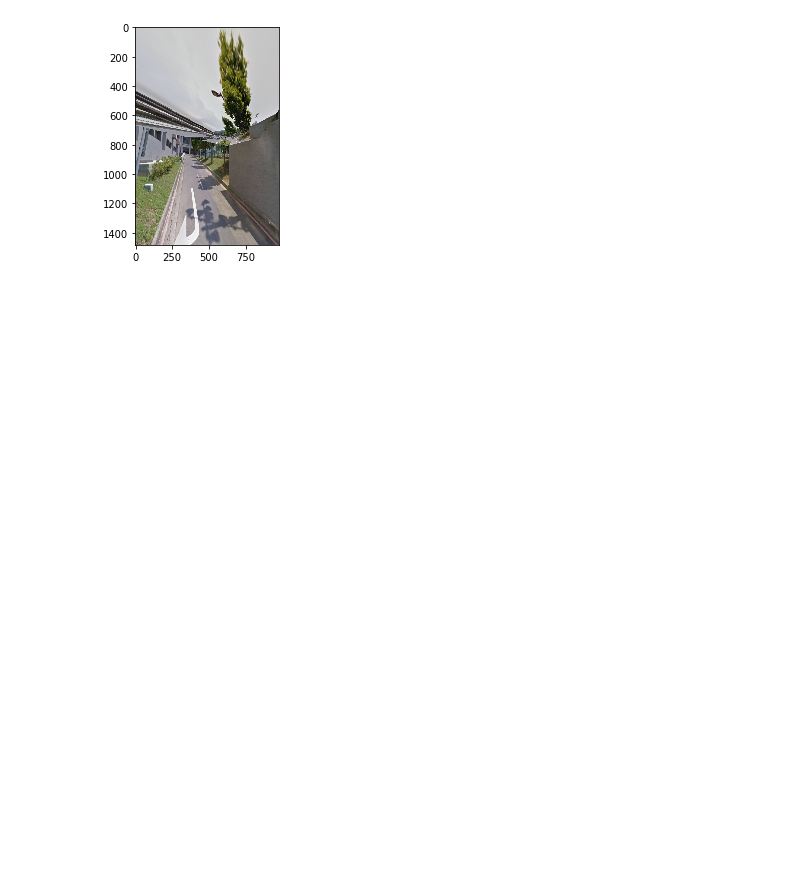
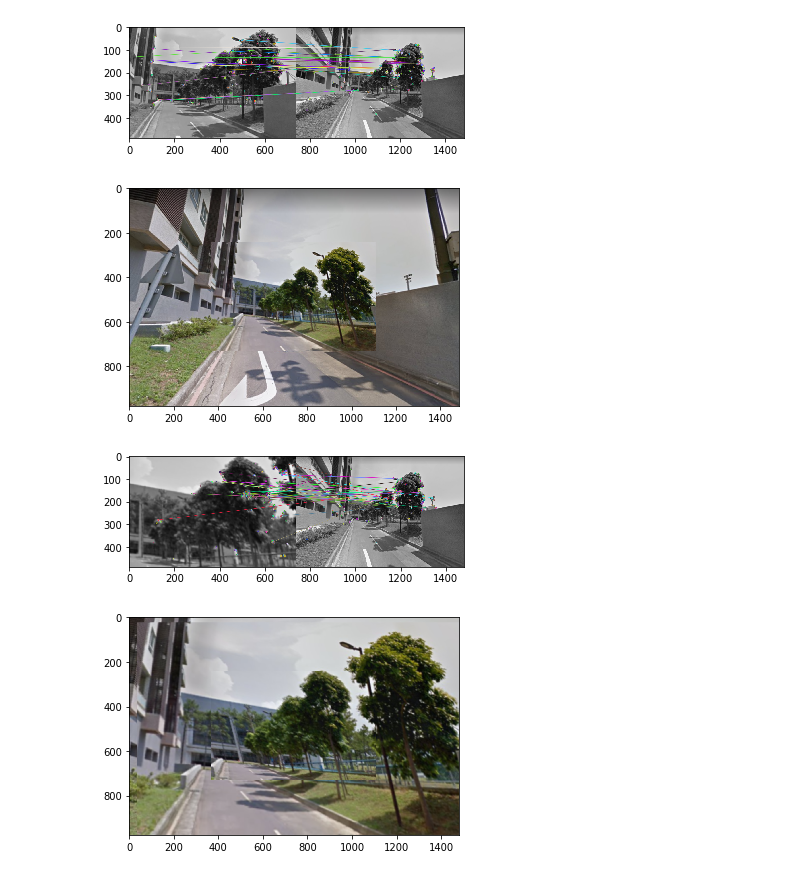
Before and after one commit to TRKuan/cvfx-homework4, a Jupyter notebook: homework4.ipynb, the cells around one changed output. Cells and saved outputs as stored; diff of their text form; code cells hidden in the pictures; blank space fills up the shorter version.

```diff
--- a/homework4.ipynb
+++ b/homework4.ipynb
@@ -4,8 +4,10 @@ import numpy as np
 import cv2
 import matplotlib.pyplot as plt
 # %%
-img1 = cv2.imread('./images/img3.png')#dist
-img2 = cv2.imread('./images/img4.png')#src
+img1 = cv2.imread('./images/img1.png')#dist
+img2 = cv2.imread('./images/img2.png')#src
+img1 = cv2.resize(img1, (1024, 1024))
+img2 = cv2.resize(img2, (1024, 1024))
 plt.subplot(121)
 plt.imshow(cv2.cvtColor(img1, cv2.COLOR_BGR2RGB))
 plt.subplot(122)
@@ -61,7 +63,7 @@ plt.imshow(cv2.cvtColor(img_result, cv2.COLOR_BGR2RGB))
 # %%
 def stitch(img1, img2, scale):
     h,w, _ = img1.shape
-    img2_scaled = cv2.resize(img2, (int(h*scale), int(w*scale)))
+    img2_scaled = cv2.resize(img2, (int(w*scale), int(h*scale)))
     img1_gray = cv2.cvtColor(img1, cv2.COLOR_BGR2GRAY)
     img2_gray = cv2.cvtColor(img2_scaled, cv2.COLOR_BGR2GRAY)
     img1_target = img1_gray[int(h/2-h*scale/2):int(h/2+h*scale/2), int(w/2-w*scale/2):int(w/2+w*scale/2)]
@@ -83,6 +85,8 @@ def stitch(img1, img2, scale):
     # Sort them in the order of their distance.
     matches = sorted(matches, key = lambda x:x.distance)
     matches = matches[:int(len(matches)*0.15)]
+    plt.imshow(cv2.cvtColor(cv2.drawMatches(img1_target, kp1, img2_target, kp2, matches, None), cv2.COLOR_BGR2RGB))
+    plt.show()
 
     #stitch images together
     src_pts = np.float32([ kp2[m.trainIdx].pt for m in matches ]).reshape(-1,1,2)
@@ -100,25 +104,36 @@ def stitch(img1, img2, scale):
     return img_result
 # %%
 from PIL import Image
-img1 = cv2.imread('./images/img3.png')#dist
-img2 = cv2.imread('./images/img4.png')#src
-h,w, _ = img1.shape
-scale = 2
-img2_gray = cv2.cvtColor(img2, cv2.COLOR_BGR2GRAY)
-img2_gray = cv2.cvtColor(img2_gray, cv2.COLOR_GRAY2BGR)
-img1_scaled = cv2.resize(img1, (int(h*scale), int(w*scale)))
-result = stitch(img1_scaled, img2, scale*0.5)
-plt.imshow(cv2.cvtColor(result, cv2.COLOR_BGR2RGB))
 frames = []
-scale = 1
-while scale<3:
-    frame = cv2.resize(result, (int(w*scale), int(h*scale)))
-    h1, w1, _ = frame.shape
-    frame = frame[int(h1/2)-int(h/2):int(h1/2)+int(h/2), int(w1/2)-int(w/2):int(w1/2)+int(w/2), :]
-    frames.append(Image.fromarray(cv2.cvtColor(frame, cv2.COLOR_BGR2RGB)))
-    scale += 0.05
+img = []
+img_num = 3
+for i in range(img_num):
+    img.append(cv2.imread('./images/img%d.png'%(i+1)))
+
+
+result = img[0]
+for i in range(img_num-1):
+    h,w, _ = result.shape
+    scale = 2
+    img2_gray = cv2.cvtColor(img[i+1], cv2.COLOR_BGR2GRAY)
+    img2_gray = cv2.cvtColor(img2_gray, cv2.COLOR_GRAY2BGR)
+    img1_scaled = cv2.resize(result, (int(w*scale), int(h*scale)))
+    result = stitch(img1_scaled, img2, 0.5)
+    plt.imshow(cv2.cvtColor(result, cv2.COLOR_BGR2RGB))
+    plt.show()
+    scale_f = 1
+    while scale_f<=2:
+        frame = cv2.resize(result, (int(w*scale_f), int(h*scale_f)))
+        h1, w1, _ = frame.shape
+        frame = frame[int(h1/2)-int(h/2):int(h1/2)+int(h/2), int(w1/2)-int(w/2):int(w1/2)+int(w/2), :]
+        frames.append(Image.fromarray(cv2.cvtColor(frame, cv2.COLOR_BGR2RGB)))
+        scale_f += 0.05
+    result = result[int(h1/2)-int(h/2):int(h1/2)+int(h/2), int(w1/2)-int(w/2):int(w1/2)+int(w/2), :]
 # %% [output]
-[figure, old version]
+[figure, new version]
+[figure, added]
+[figure, added]
+[figure, added]
 # %%
 from IPython.display import Image as IPImage
 import math
```
Also changed, not shown: parts of 3 cells of this notebook.
